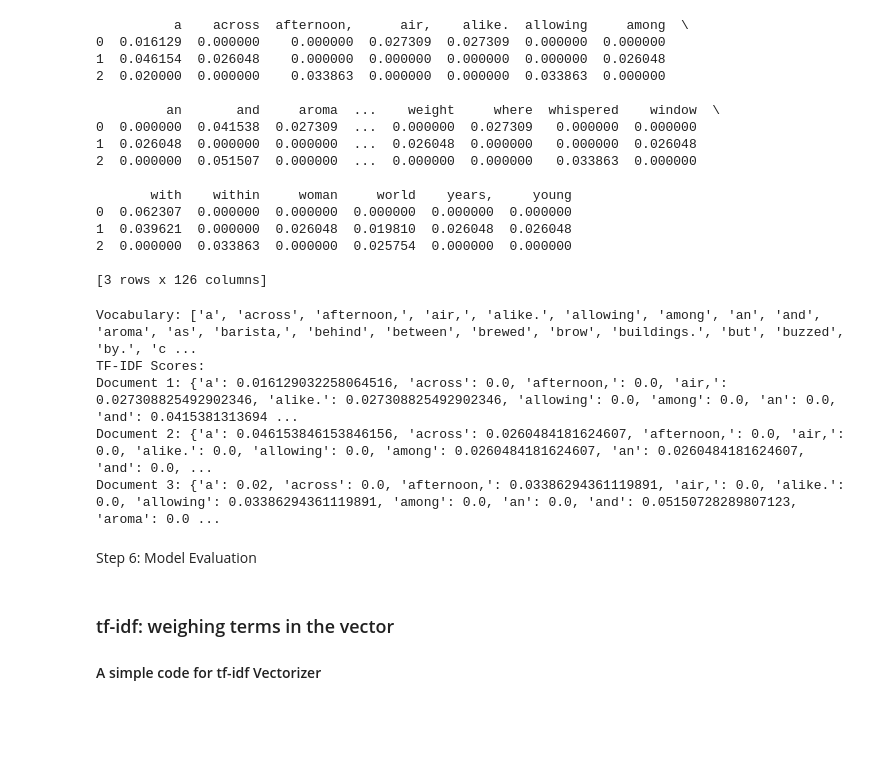
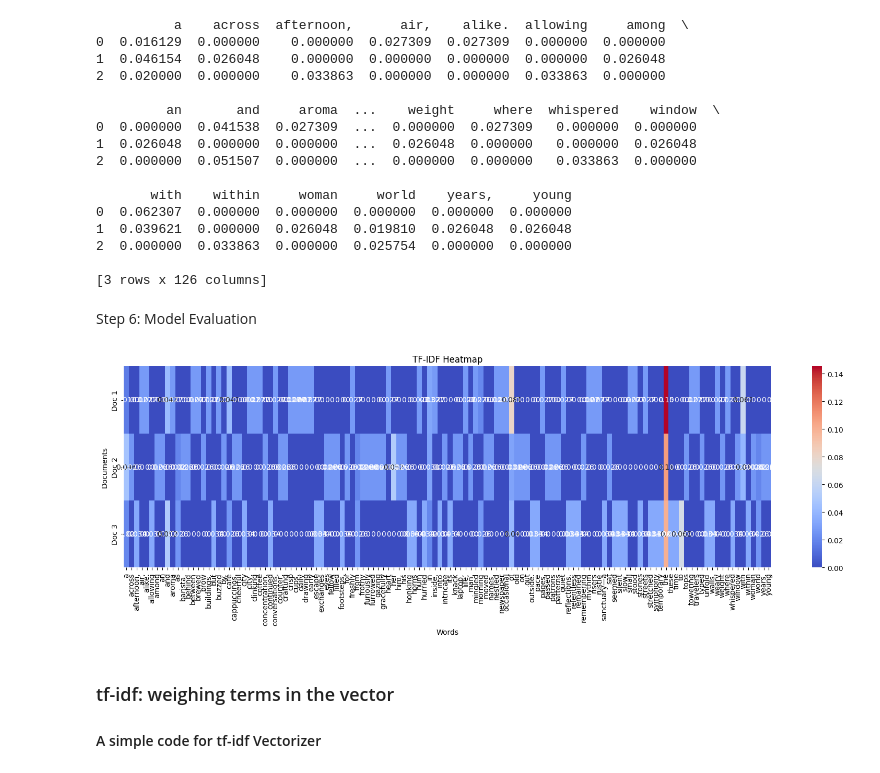
Before and after one commit to raz0208/Techniques-For-Text-Analysis, a Jupyter notebook: tf_idf_SimpleImplementation.ipynb, the cells around one changed output. Drawn from its saved outputs; the diff is of its cells as text; code cells hidden in the pictures; blank space fills up the shorter version.

```diff
--- a/tf_idf_SimpleImplementation.ipynb
+++ b/tf_idf_SimpleImplementation.ipynb
@@ -175,18 +177,25 @@ print(tfidf_scores_pd)
 
 [3 rows x 126 columns]
 # %%
-print("Vocabulary:", vocab)
-print("TF-IDF Scores:")
-for i, doc_tfidf in enumerate(tfidf_scores):
-    print(f"Document {i+1}: {doc_tfidf}")
+# print("Vocabulary:", vocab)
+# print("TF-IDF Scores:")
+# for i, doc_tfidf in enumerate(tfidf_scores):
+#     print(f"Document {i+1}: {doc_tfidf}")
-# %% [output]
-Vocabulary: ['a', 'across', 'afternoon,', 'air,', 'alike.', 'allowing', 'among', 'an', 'and', 'aroma', 'as', 'barista,', 'behind', 'between', 'brewed', 'brow', 'buildings.', 'but', 'buzzed', 'by.', 'c ...
-TF-IDF Scores:
-Document 1: {'a': 0.016129032258064516, 'across': 0.0, 'afternoon,': 0.0, 'air,': 0.027308825492902346, 'alike.': 0.027308825492902346, 'allowing': 0.0, 'among': 0.0, 'an': 0.0, 'and': 0.0415381313694 ...
-Document 2: {'a': 0.046153846153846156, 'across': 0.0260484181624607, 'afternoon,': 0.0, 'air,': 0.0, 'alike.': 0.0, 'allowing': 0.0, 'among': 0.0260484181624607, 'an': 0.0260484181624607, 'and': 0.0, ...
-Document 3: {'a': 0.02, 'across': 0.0, 'afternoon,': 0.03386294361119891, 'air,': 0.0, 'alike.': 0.0, 'allowing': 0.03386294361119891, 'among': 0.0, 'an': 0.0, 'and': 0.05150728289807123, 'aroma': 0.0 ...
 # %% [markdown]
 Step 6: Model Evaluation
+# %%
+def plot_tfidf_heatmap(tfidf, vocab):
+    df_tfidf = pd.DataFrame(tfidf)
+    plt.figure(figsize=(20, 5))
+    sns.heatmap(df_tfidf, annot=True, cmap="coolwarm", xticklabels=vocab, yticklabels=[f"Doc {i+1}" for i in range(len(tfidf))])
+    plt.xlabel("Words")
+    plt.ylabel("Documents")
+    plt.title("TF-IDF Heatmap")
+    plt.show()
+
+plot_tfidf_heatmap(tfidf_scores, vocab)
+# %% [output]
+[figure, added]
 # %% [markdown]
 ### tf-idf: weighing terms in the vector
 
```
Also changed, not shown: parts of 1 cell of this notebook.
